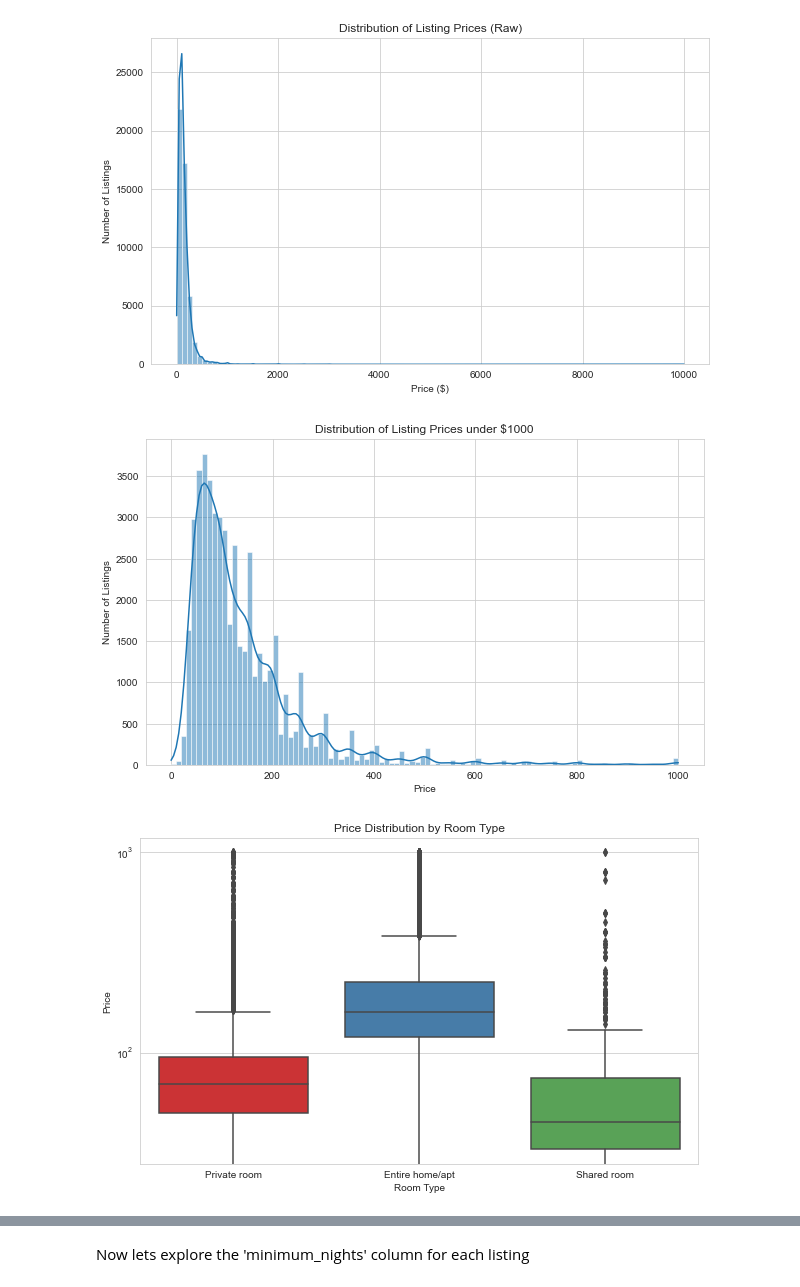
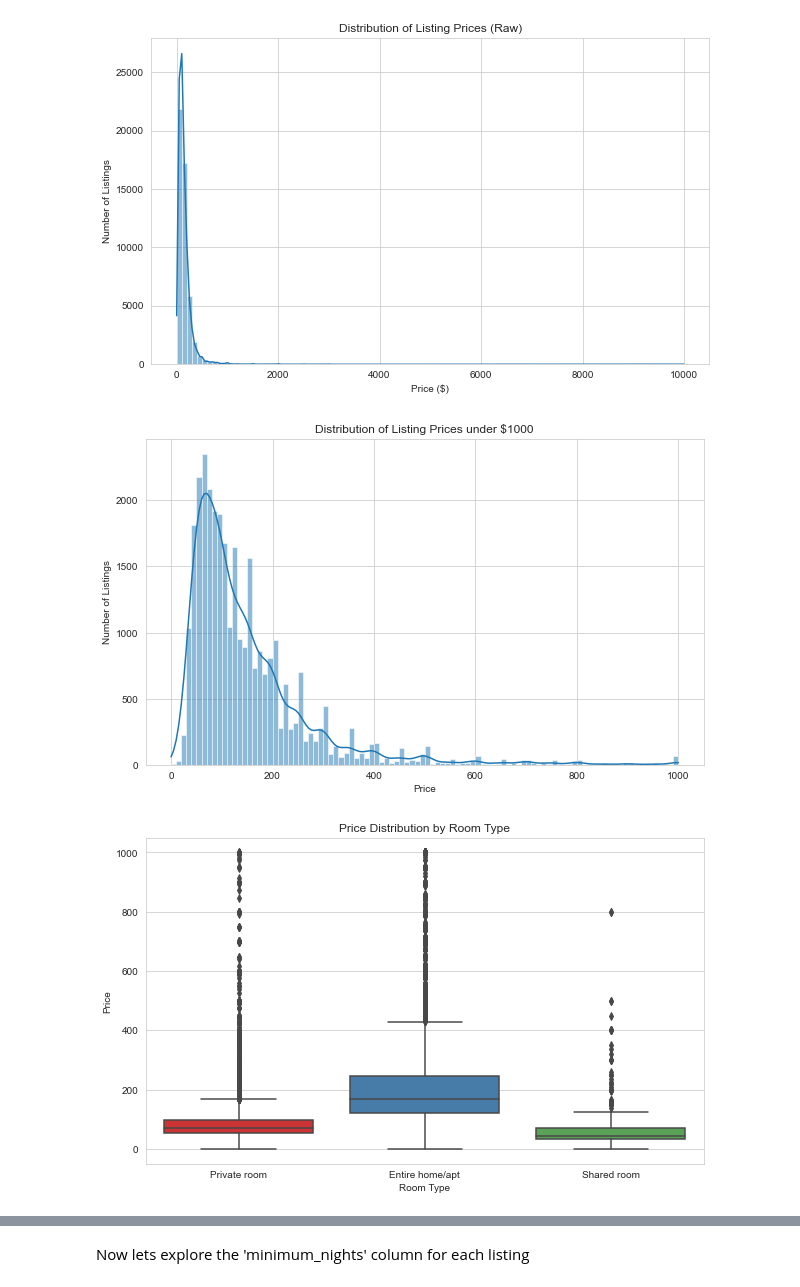
Before and after one commit to mrawlin6/AirBNB_Listings, a Jupyter notebook: AirBNB_DATA/AirBNB_EDA.ipynb, the cells around one changed output, grey strips where cells are left out. Drawn from its saved outputs; the diff is of its cells as text; code cells hidden in the pictures.

```diff
--- a/AirBNB_DATA/AirBNB_EDA.ipynb
+++ b/AirBNB_DATA/AirBNB_EDA.ipynb
@@ -300,11 +300,14 @@ airbnb_df['price'].apply(type).value_counts()
 <class 'int'>    48879
 Name: price, dtype: int64
 # %%
-# Filter out outlier prices and minimum nights
+# Filter out outliers
 
 # filter out outlier minimum nights
 airbnb_df_clean = airbnb_df[airbnb_df['minimum_nights'] <= 365]
-airbnb_df_clean = airbnb_df[airbnb_df['price'] <= 1000]
+# filter out outlier prices
+airbnb_df_clean = airbnb_df_clean[airbnb_df_clean['price'] <= 1000]
+# filter out inactive listings
+airbnb_df_clean = airbnb_df_clean[airbnb_df_clean['availability_365'] >0]
 # %% [markdown]
 Now that we have a nice, clean dataset,
 Lets begin exploring and visualizing the data
@@ -379,7 +382,7 @@ plt.show()
 # %% [output]
 [figure]
 # %%
-# Replot the price distribution with the filtered df
+# Replot the price distribution with the clean df
 plt.figure(figsize=(10,6))
 sns.histplot(airbnb_df_clean['price'], bins=100, kde=True)
 plt.title('Distribution of Listing Prices under $1000')
@@ -387,21 +390,21 @@ plt.xlabel('Price')
 plt.ylabel('Number of Listings')
 plt.show()
 # %% [output]
-[figure, old version]
+[figure, new version]
 # %%
 # Visualize the price by room type
 plt.figure(figsize=(10,6))
 sns.boxplot(data=airbnb_df_clean,
            x='room_type',
            y='price',
            palette='Set1')
 plt.title('Price Distribution by Room Type')
 plt.xlabel('Room Type')
 plt.ylabel('Price')
-plt.yscale('log') # Can help with the skew
+#plt.yscale('log') # Can help with the skew
 plt.show()
 # %% [output]
-[figure, old version]
+[figure, new version]
 # %%
 # Visualize the average price for each room type
 plt.figure(figsize=(10,6))
```
Also changed, not shown: parts of 37 cells of this notebook.
